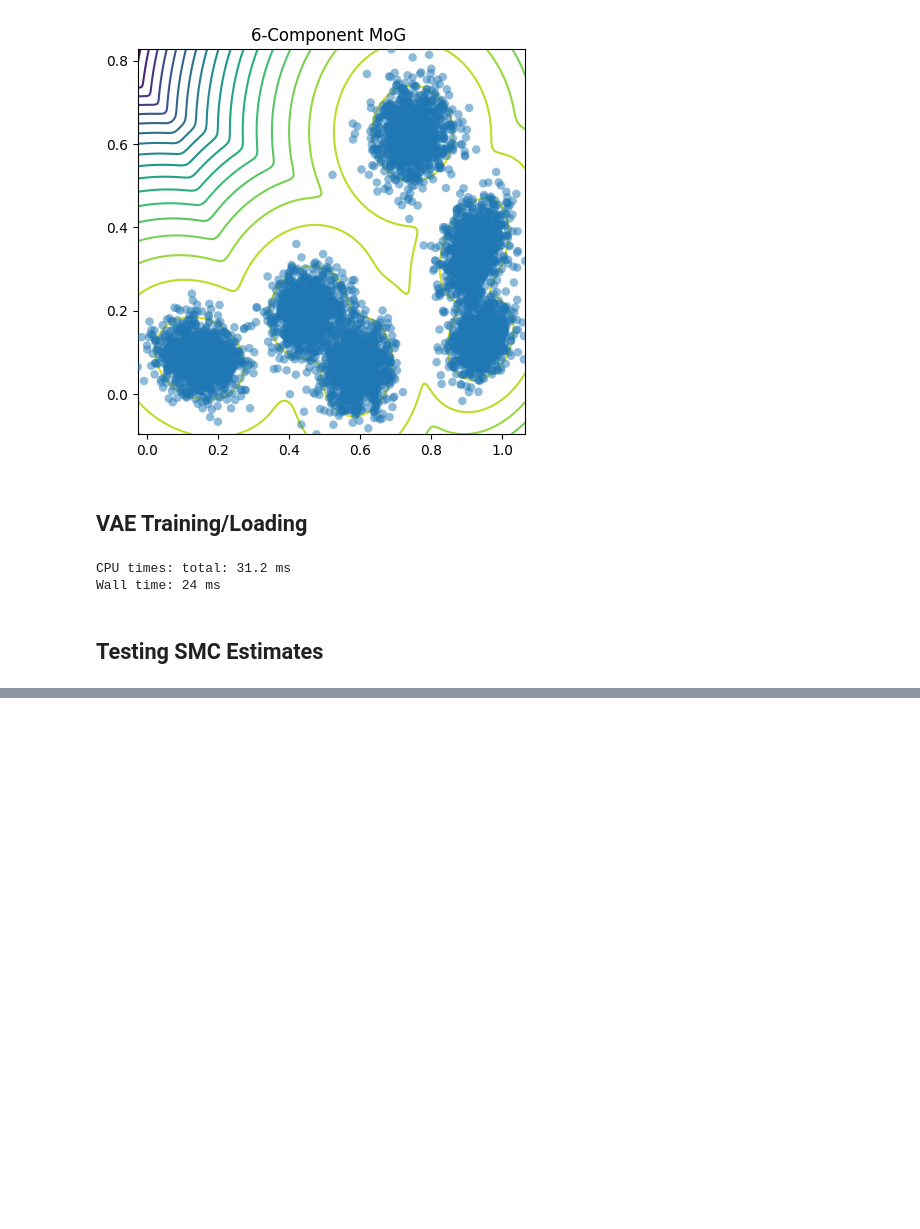
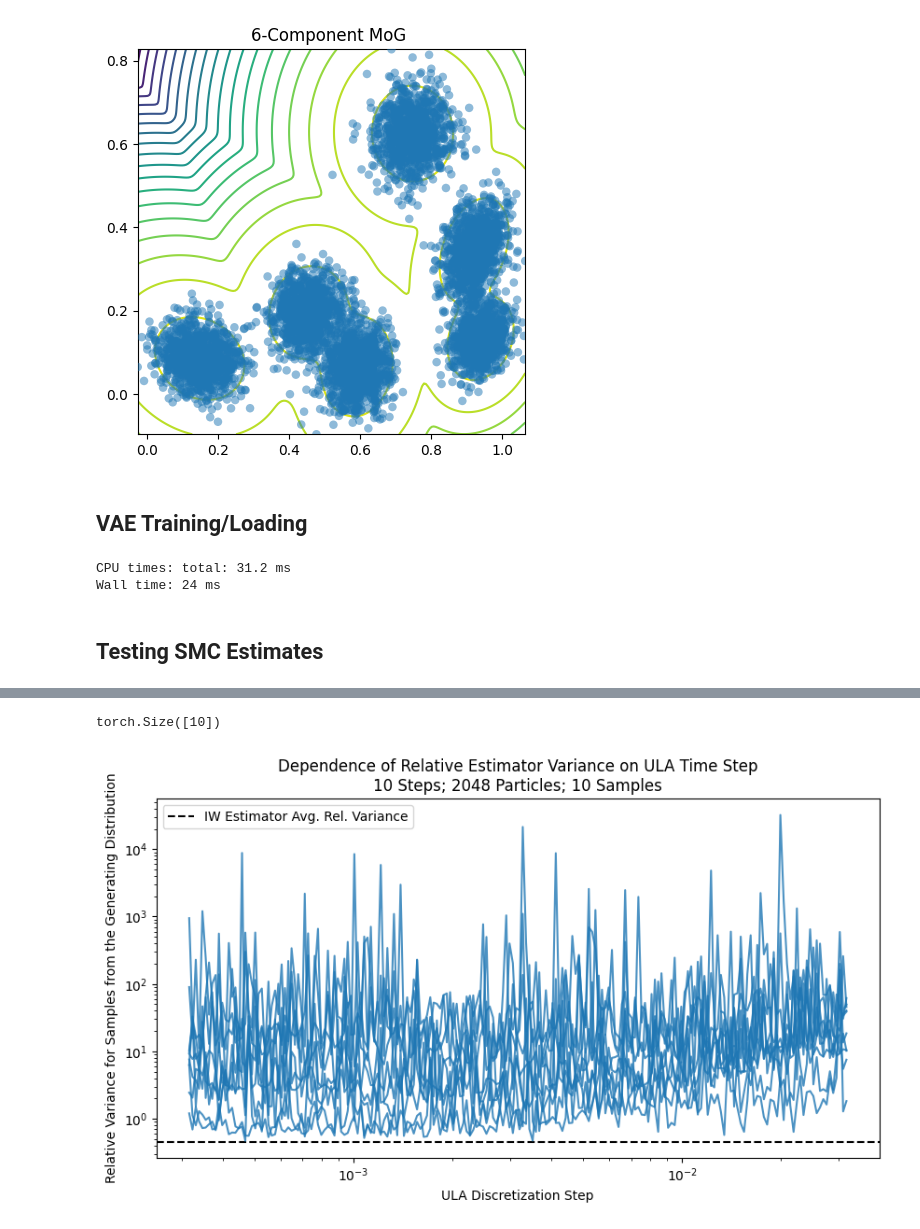
Before and after one commit to xapq/approximate-metropolis-hastings, a Jupyter notebook: notebooks/LikelihoodEstimatorsComparison.ipynb, the cells around one changed output, grey strips where cells are left out. Drawn from its saved outputs; the diff is of its cells as text; code cells hidden in the pictures; blank space fills up the shorter version.

```diff
--- a/notebooks/LikelihoodEstimatorsComparison.ipynb
+++ b/notebooks/LikelihoodEstimatorsComparison.ipynb
@@ -232,0 +227,34 @@ torch.Size([3600, 2])
+# %%
+def vae_likelihood_estimation_variance_by_time_step():
+    n_steps = 10
+    n_particles = 2048
+    n_samples = 10
+    time_step_options = np.logspace(-3.5, -1.5, 200)  # ULA time step options
+
+    vae_samples = vae.sample((n_samples,))
+
+    iw_log_likelihoods, iw_variances = vae.iw_log_marginal_estimate(vae_samples, L=32_768, batch_L=4096, return_variance=True)
+    iw_rel_variance = (iw_variances / iw_log_likelihoods.exp()).mean().item()
+
+    test_logs = defaultdict(list)
+    for time_step in tqdm(time_step_options):
+        log_likelihoods, variances = vae.ais_ula_log_marginal_estimate(vae_samples, n_steps, n_particles, time_step, True)
+        test_logs['rel_variance'].append(variances / log_likelihoods.exp())
+
+    rel_variances = torch.stack(test_logs['rel_variance'], dim=1)
+
+    fig, ax = plt.subplots(figsize=(10, 5))
+    ax.set_title(f'Dependence of Relative Estimator Variance on ULA Time Step\n{n_steps} Steps; {n_particles} Particles; {n_samples} Samples')
+    ax.set_xlabel('ULA Discretization Step')
+    ax.set_xscale('log')
+    ax.set_ylabel('Relative Variance for Samples from the Generating Distribution')
+    ax.set_yscale('log')
+    ax.axhline(iw_rel_variance, label='IW Estimator Avg. Rel. Variance', color='black', linestyle='--')
+    for i in range(n_samples):
+        ax.plot(time_step_options, to_numpy(rel_variances[i]), color='tab:blue', alpha=0.8)
+    ax.legend()
+
+vae_likelihood_estimation_variance_by_time_step()
+# %% [output]
+torch.Size([10])
+[figure, added]
```
Also changed, not shown: parts of 2 cells of this notebook, 2 other files.
